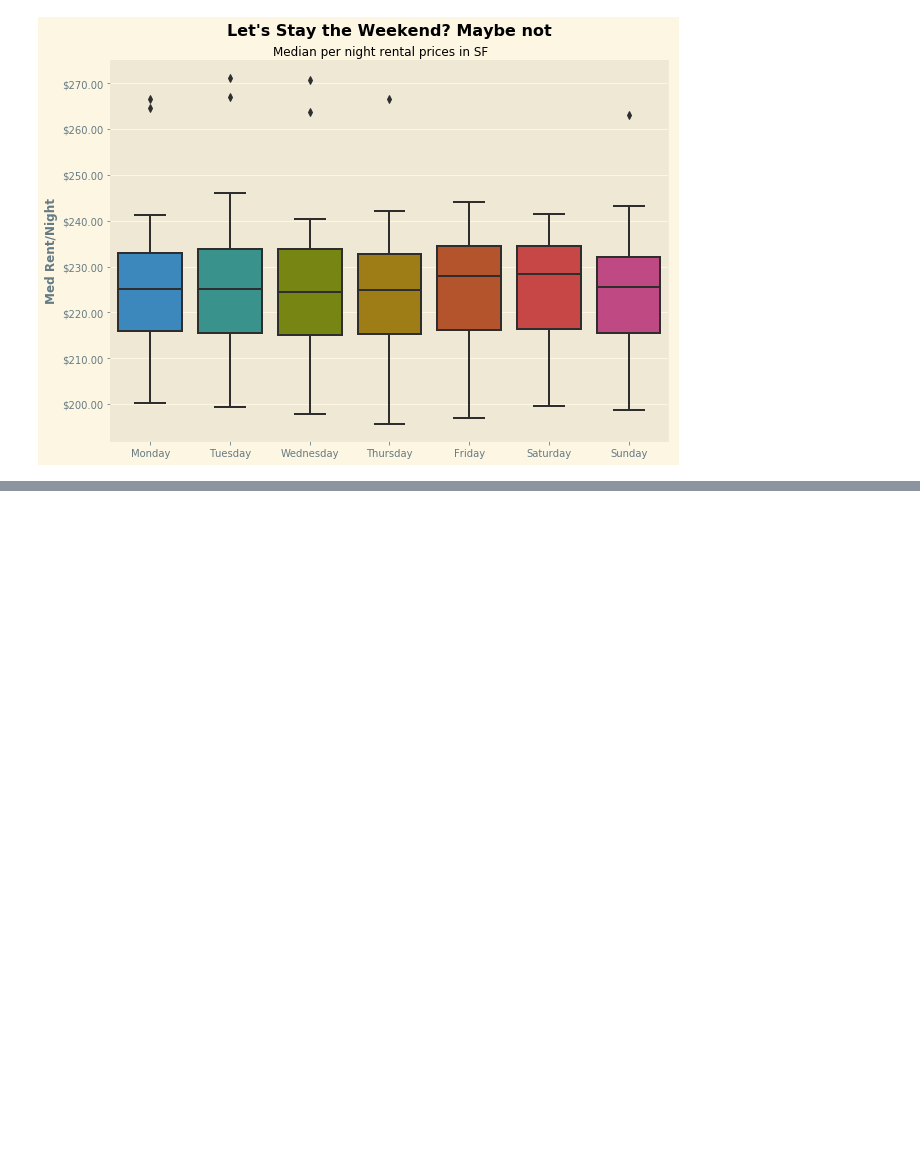
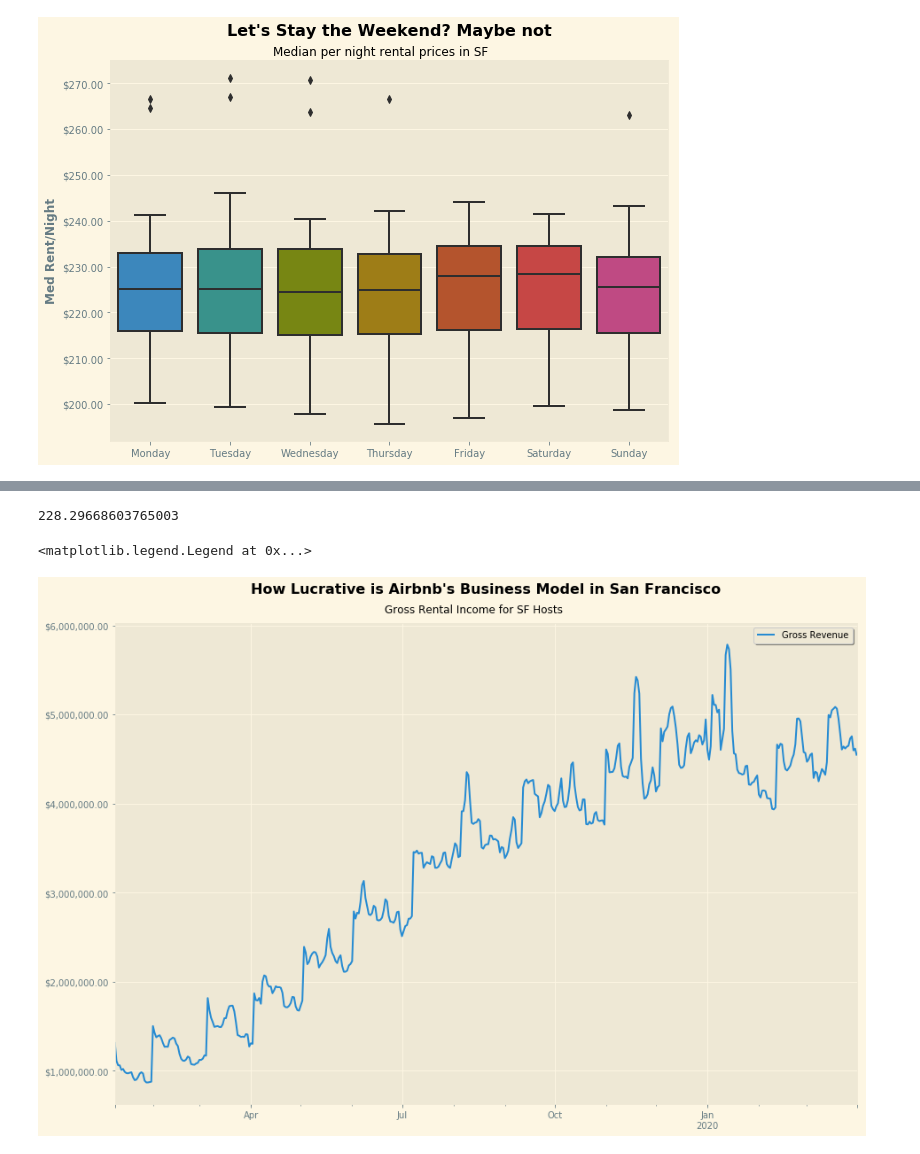
Before and after one commit to KishenSharma6/Airbnb-Analysis, a Jupyter notebook: Project Codes/03. Exploratory Data Analysis/2020_0408_Calendar_EDA.ipynb, the cells around one changed output, grey strips where cells are left out. Drawn from its saved outputs; the diff is of its cells as text; code cells hidden in the pictures; blank space fills up the shorter version.

Commit message:
Added gross daily rental income.Cleaned up some code

```diff
--- a/Project Codes/03. Exploratory Data Analysis/2020_0408_Calendar_EDA.ipynb
+++ b/Project Codes/03. Exploratory Data Analysis/2020_0408_Calendar_EDA.ipynb
@@ -393,0 +382,7 @@ Text(0, 0.5, 'Med Rent/Night')
+# %%
+#Capture Booked listings
+booked = calendar.loc[calendar['available'] == 0].sort_values(by = 'listing_id')
+booked = booked.loc[(booked.index >= '2019-01-09')]
+
+#Check
+display(booked.head())
@@ -393,0 +397,26 @@ Text(0, 0.5, 'Med Rent/Night')
+# %%
+avg = booked.groupby()
+# %% [output]
+228.29668603765003
+# %%
+#Set plot size
+fig, ax = plt.subplots(figsize = (15,10))
+
+#Plot data
+booked.groupby('date')['price'].sum().plot(ax=ax)
+
+###Set plot aesthetics###
+
+#Set Title
+ax.set_title('How Lucrative is Airbnb\'s Business Model in San Francisco',fontdict = title_dict, y = 1.05)
+plt.suptitle('Gross Rental Income for SF Hosts', y = .91)
+
+#Axes
+ax.get_yaxis().set_major_formatter(plt.FuncFormatter(lambda x, loc: "${:,.2f}".format(int(x))))
+ax.set_xlabel('')
+
+#Set legend
+ax.legend(['Gross Revenue'], frameon = True, shadow = True)
+# %% [output]
+<matplotlib.legend.Legend at 0x...>
+[figure, added]
```
Also changed, not shown: parts of 7 cells of this notebook.
